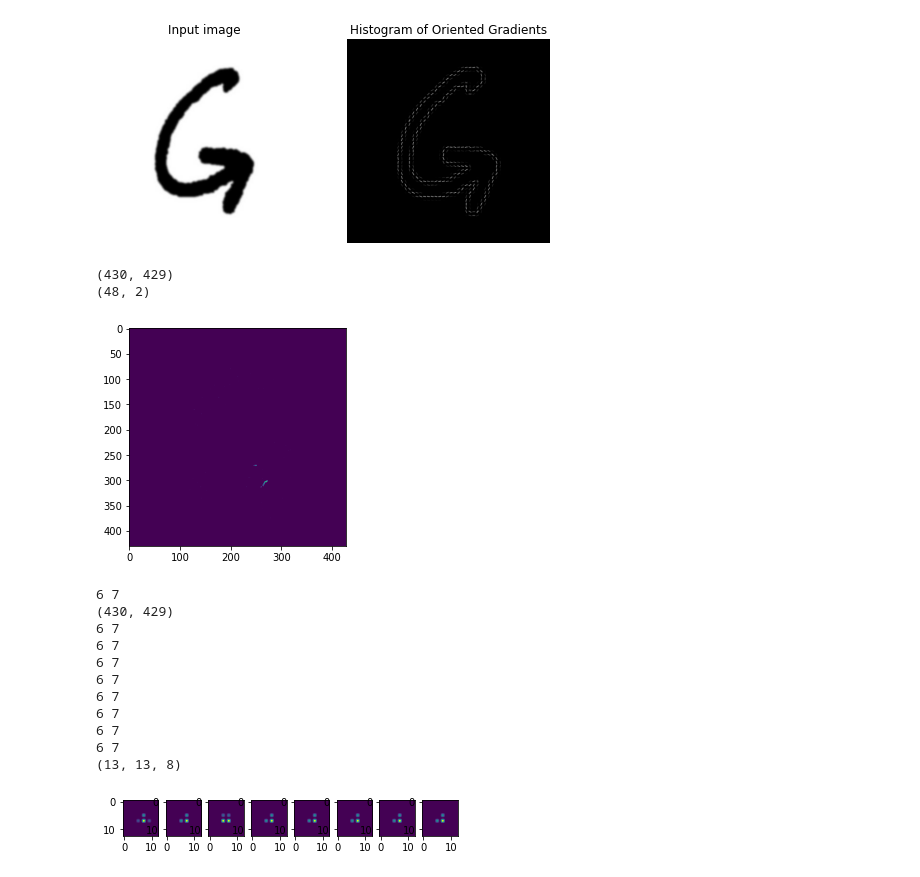
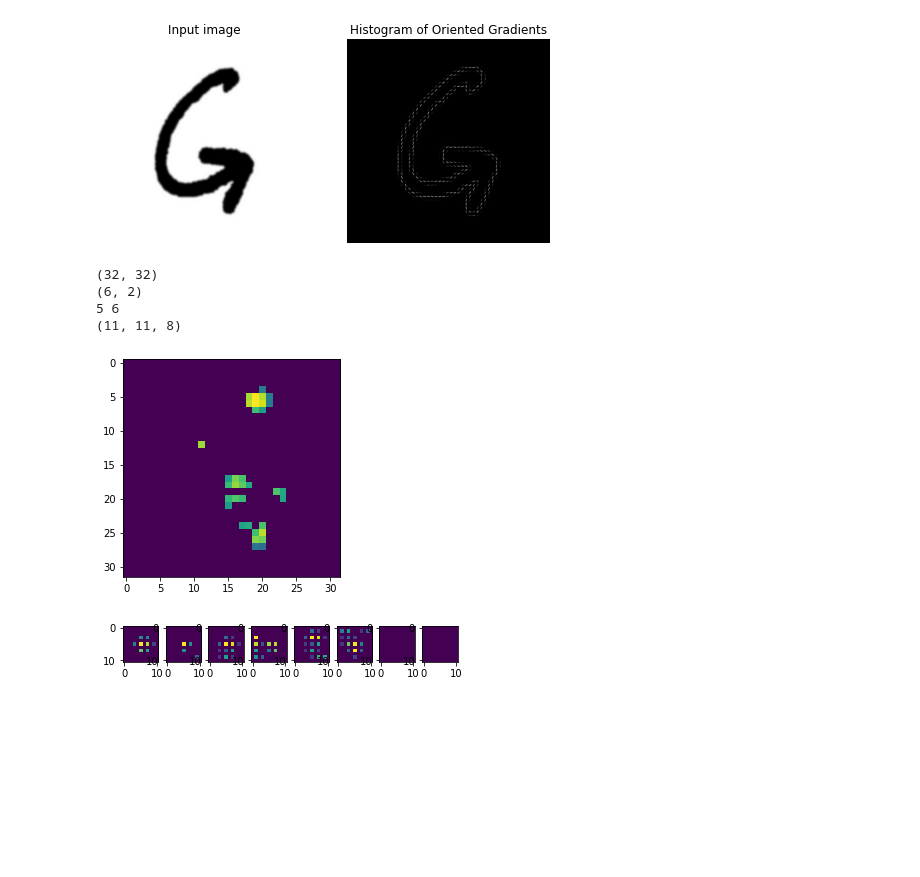
Before and after one commit to brianzx032/18752s21-Handwritten-Character-Recognition, a Jupyter notebook: test.ipynb, the cells around one changed output. Drawn from its saved outputs; the diff is of its cells as text; code cells hidden in the pictures; blank space fills up the shorter version.

```diff
--- a/test.ipynb
+++ b/test.ipynb
@@ -60,58 +60,47 @@ loader = DataLoader(dataset,batch_size=1,shuffle=True)
 # for x,y in loader:
 #     print(x.shape)
 #     print(y.shape)
-# %%
-import numpy as np
-image = skimage.io.imread("test.jpg")
-print(image.shape)
-pattern_size = 13
-result_img = skimage.feature.corner_fast(image, n=pattern_size, threshold=0.01)
-locs = skimage.feature.corner_peaks(result_img, min_distance=1)
-plt.imshow(result_img)
-print(locs.shape)
-ind = np.lexsort((locs[:,1],locs[:,0]))
-locs = locs[ind]
-# print(locs)
-# %% [output]
-(430, 429)
-(48, 2)
-[figure, removed]
 # %%
+import numpy as np
 import cv2
+import skimage.transform
+image = skimage.io.imread("test.jpg")
+image = skimage.transform.resize(image,(32,32))
+print(image.shape)
+pattern_size = 11
+result_img = skimage.feature.corner_fast(image, n=11, threshold=0.16)
+locs = skimage.feature.corner_peaks(result_img, min_distance=1)
+plt.imshow(result_img)
+print(locs.shape)
+ind = np.lexsort((locs[:,1],locs[:,0]))
+locs = locs[ind]
 fig, ax = plt.subplots(1, 8)
 m = pattern_size//2
 n = pattern_size - m
 print(m,n)
-print(result_img.shape)
 H,W = result_img.shape
 filter_responses = None
 for i in range(8):
     try:
         n = np.min([H - locs[i,0],W - locs[i,1],n])
         m = pattern_size - n
-        print(m,n)
+        # print(m,n)
         patch = result_img[locs[i][0]-m:locs[i][0]+n, locs[i][1]-m:locs[i][1]+n]
         fd, hog_pattern = skimage.feature.hog(patch, orientations=8,
                                             pixels_per_cell=(2, 2),
                                             cells_per_block=(1, 1), visualize=True, multichannel=False)
     except:
         hog_pattern = np.zeros((pattern_size, pattern_size))
     ax[i].imshow(hog_pattern)
     try:
         filter_responses = np.dstack((filter_responses, hog_pattern))
     except:
         filter_responses = hog_pattern
 print(filter_responses.shape)
 # %% [output]
-6 7
-(430, 429)
-6 7
-6 7
-6 7
-6 7
-6 7
-6 7
-6 7
-6 7
-(13, 13, 8)
+(32, 32)
+(6, 2)
+5 6
+(11, 11, 8)
-[figure, old version]
+[figure, new version]
+[figure, added]
```
Also changed, not shown: 15 other files.
